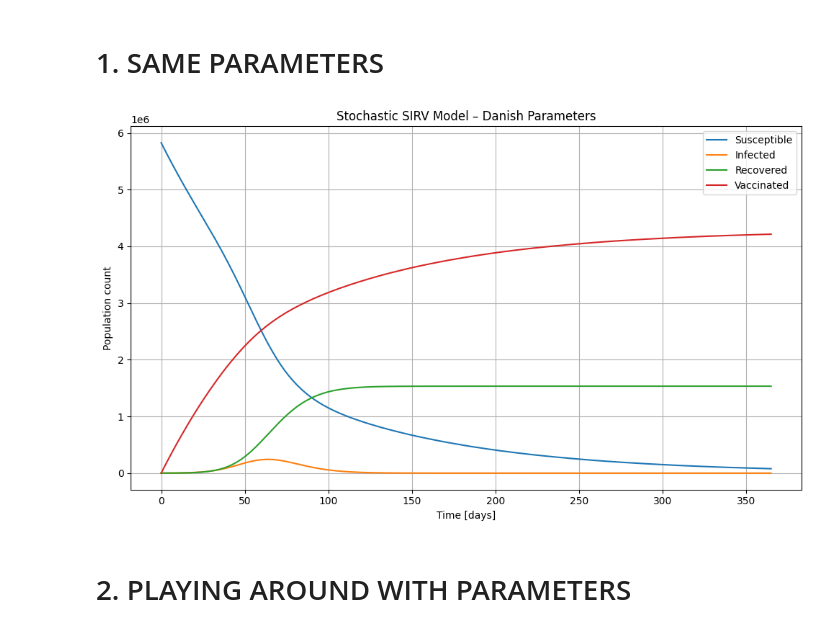
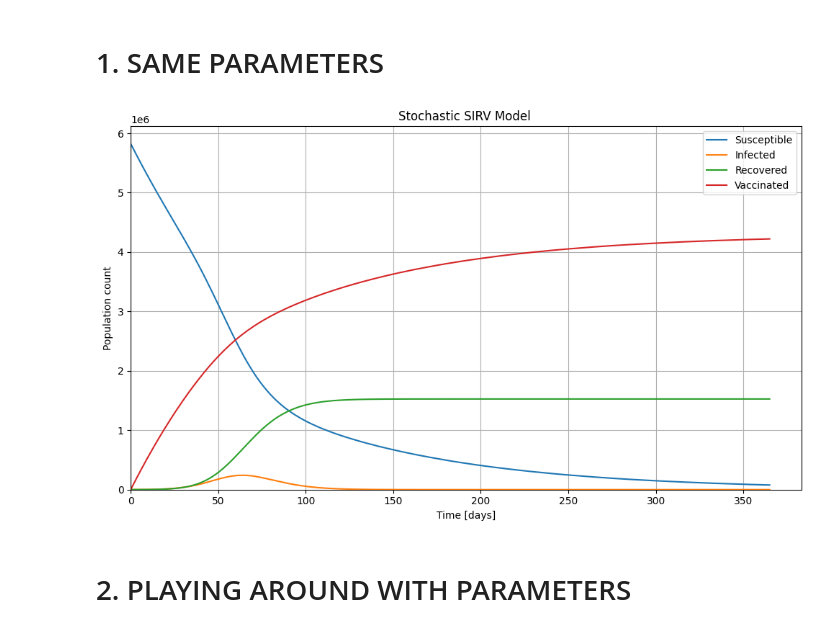
Before and after one commit to bjarturingvason/Stochastic, a Jupyter notebook: Project 2/Basic_SIRV.ipynb, the cells around one changed output. Saved outputs shown, nothing was run; the diff lists cells and outputs as text; code cells hidden in the pictures.

Commit message:
Finished SIRV Analysis

```diff
--- a/Project 2/Basic_SIRV.ipynb
+++ b/Project 2/Basic_SIRV.ipynb
@@ -52,18 +52,20 @@ for t in range(T):
 # %%
 # Plot
 plt.figure(figsize=(10, 6))
 plt.plot(S, label='Susceptible')
 plt.plot(I, label='Infected')
 plt.plot(R, label='Recovered')
 plt.plot(V, label='Vaccinated')
 plt.xlabel('Time [days]')
 plt.ylabel('Population count')
-plt.title('Stochastic SIRV Model – Danish Parameters')
+plt.title('Stochastic SIRV Model ')
 plt.legend()
+plt.xlim(left=0)
+plt.ylim(bottom=0)
 plt.grid(True)
 plt.tight_layout()
 plt.show()
 # %% [output]
-[figure, old version]
+[figure, new version]
 # %% [markdown]
 # 2. PLAYING AROUND WITH PARAMETERS
```
Also changed, not shown: parts of 9 cells of this notebook, 2 other files.
